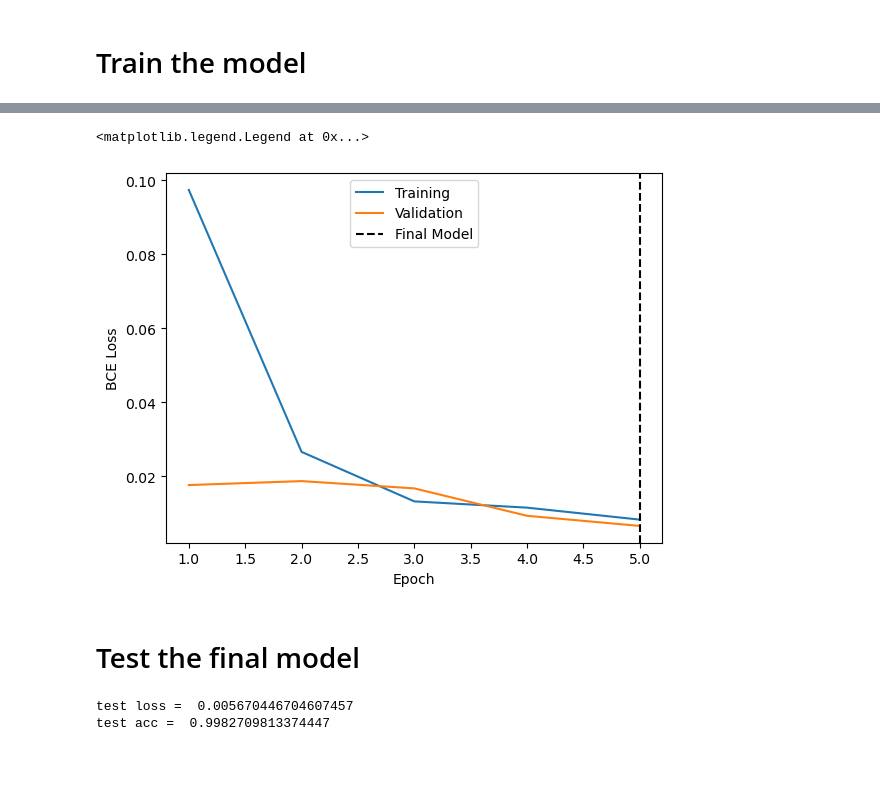
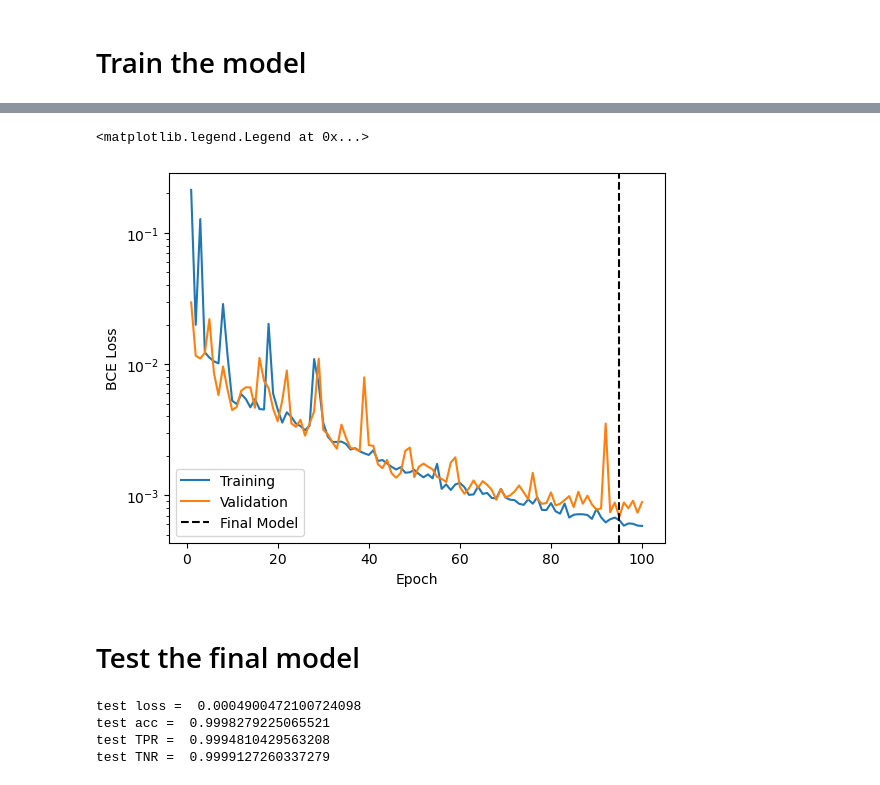
Before and after one commit to mghrear/GNN-tracking-ldmx, a Jupyter notebook: LDMX_IN.ipynb, the cells around one changed output, grey strips where cells are left out. Saved outputs shown, nothing was run; the diff lists cells and outputs as text; code cells hidden in the pictures.

```diff
--- a/LDMX_IN.ipynb
+++ b/LDMX_IN.ipynb
@@ -50,7 +52,7 @@ GTT.plot_pyg_graph_3d(data, plot_truth=True)
 train_dataset, val_dataset, test_dataset = random_split(dataset, [0.7, 0.15, 0.15], generator=torch.Generator().manual_seed(42) )
 
 # Make DataLoaders
-batch_size = 30
+batch_size = 64
 train_loader = DataLoader(train_dataset, batch_size=batch_size, shuffle=True)
 val_loader = DataLoader(val_dataset, batch_size=batch_size, shuffle=True)
 test_loader = DataLoader(test_dataset, batch_size=batch_size, shuffle=False)
@@ -83,30 +85,27 @@ scheduler = StepLR(optimizer, step_size=step_size, gamma=gamma)
 # %% [markdown]
 # Train the model
 # %%
-epochs = 5
+epochs = 100
 
 best_val_loss = math.inf
 best_thld = None
 best_state_dict = None  # or best_model = None
 
-output = {'train_loss': [], 'val_loss': [], 'optimal_thld': []}
+output = {'train_loss': [], 'val_loss': []}
 
 for epoch in range(1, epochs + 1):
     print(f"---- Epoch {epoch} ----")
     train_loss = GTT.train(model, device, train_loader, optimizer, epoch)
-    thld, val_loss = GTT.validate(model, device, val_loader)
-    print('...optimal threshold', thld)
+    val_loss = GTT.validate(model, device, val_loader)
 
-    # keep best model (lowest val loss) + its threshold
+    # keep best model (lowest val loss)
     if val_loss < best_val_loss:
         best_val_loss = val_loss
-        best_thld = thld
-        best_state_dict = copy.deepcopy(model.state_dict())  # safest/common
+        best_state_dict = copy.deepcopy(model.state_dict())
 
     scheduler.step()
 
     output['train_loss'].append(train_loss)
     output['val_loss'].append(val_loss)
-    output['optimal_thld'].append(thld)
 # %% [output]
 ---- Epoch 1 ----
@@ -133,14 +121,15 @@ output_df.to_pickle("LDMX_IN_training_output.pkl")
 # %%
 # Plot the training and validation losses
 
 plt.plot(np.arange(len(output_df))+1,output_df.train_loss,label='Training')
 plt.plot(np.arange(len(output_df))+1,output_df.val_loss,label='Validation')
 plt.axvline(x=np.argmin(output_df['val_loss'])+1, linestyle='--', color='k', label='Final Model')
 
 
 plt.xlabel("Epoch")
 plt.ylabel("BCE Loss")
+plt.yscale('log')
 plt.legend()
 # %% [output]
 <matplotlib.legend.Legend at 0x...>
-[figure, old version]
+[figure, new version]
@@ -148,13 +140,16 @@ plt.legend()
 # Test the final model
 # %%
 # later, restore best model + use best_thld
-model.load_state_dict(best_state_dict)
-thld = best_thld
+model.load_state_dict(torch.load('/Users/mghrear/data/LDMX_GNN/IN_dtate_dict.pt'))
 
-test_loss, test_acc = GTT.test(model, device, test_loader, thld=thld)
+test_loss, test_acc, test_TPR, test_TNR, labels, preds = GTT.test(model, device, test_loader)
 
 print("test loss = ", test_loss)
 print("test acc = ", test_acc)
+print("test TPR = ", test_TPR)
+print("test TNR = ", test_TNR)
 # %% [output]
-test loss =  0.005670446704607457
-test acc =  0.9982709813374447
+test loss =  0.0004900472100724098
+test acc =  0.9998279225065521
+test TPR =  0.9994810429563208
+test TNR =  0.9999127260337279
```
Also changed, not shown: parts of 14 cells of this notebook, 2 other files.
